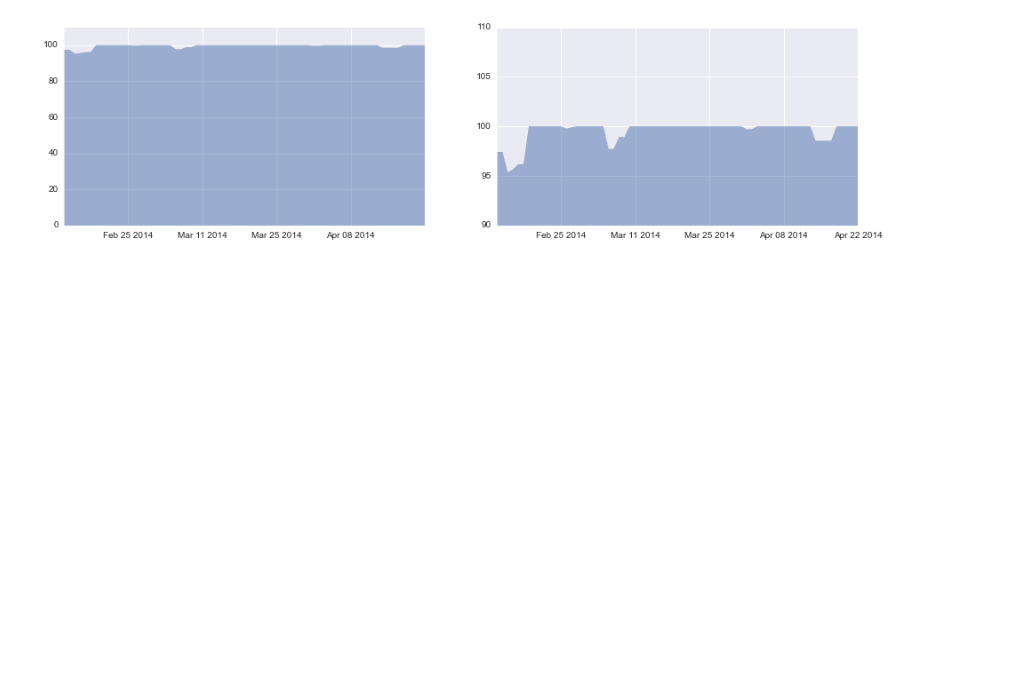
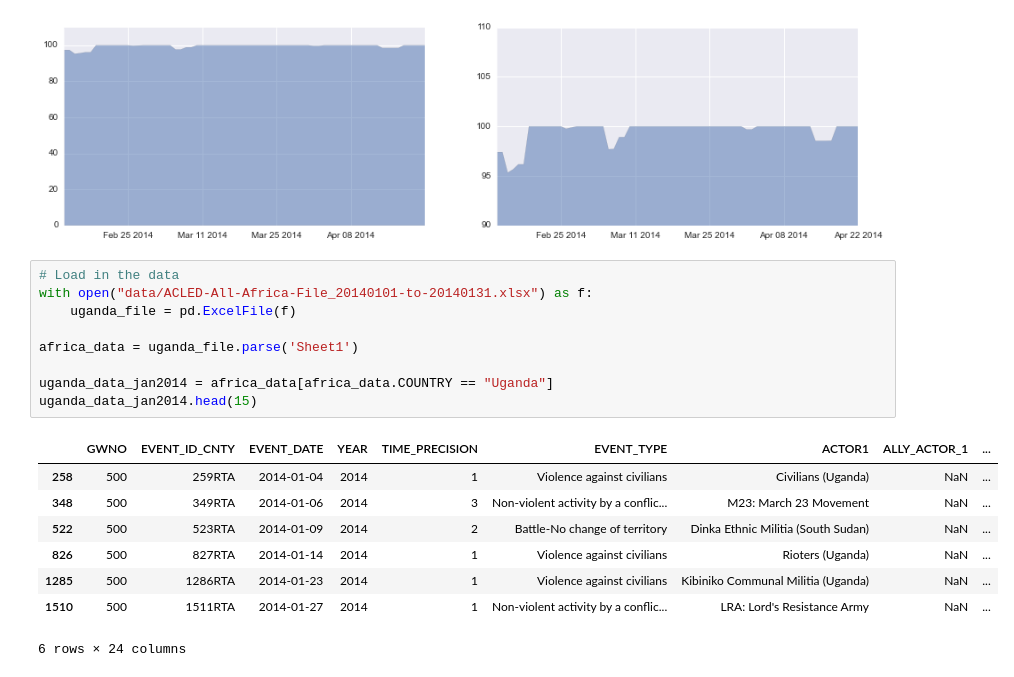
Before and after one commit to pjbull/civil_conflict, a Jupyter notebook: UgandaExplore.ipynb, the cells around one changed output. Drawn from its saved outputs; the diff is of its cells as text; blank space fills up the shorter version.

```diff
--- a/UgandaExplore.ipynb
+++ b/UgandaExplore.ipynb
@@ -296,5 +292,21 @@ axes[1].set_ylim((90,110))
 # %% [output]
 (90, 110)
 [figure]
-# %% [markdown]
-#
+# %%
+# Load in the data
+with open("data/ACLED-All-Africa-File_20140101-to-20140131.xlsx") as f:
+    uganda_file = pd.ExcelFile(f)
+
+africa_data = uganda_file.parse('Sheet1')
+
+uganda_data_jan2014 = africa_data[africa_data.COUNTRY == "Uganda"]
+uganda_data_jan2014.head(15)
+# %% [output]
+|  | GWNO | EVENT_ID_CNTY | EVENT_DATE | YEAR | TIME_PRECISION | EVENT_TYPE | ACTOR1 | ALLY_ACTOR_1 | ... |
+| 258 | 500 | 259RTA | 2014-01-04 | 2014 | 1 | Violence against civilians | Civilians (Uganda) | NaN | ... |
+| 348 | 500 | 349RTA | 2014-01-06 | 2014 | 3 | Non-violent activity by a conflic... | M23: March 23 Movement | NaN | ... |
+| 522 | 500 | 523RTA | 2014-01-09 | 2014 | 2 | Battle-No change of territory | Dinka Ethnic Militia (South Sudan) | NaN | ... |
+| 826 | 500 | 827RTA | 2014-01-14 | 2014 | 1 | Violence against civilians | Rioters (Uganda) | NaN | ... |
+| 1285 | 500 | 1286RTA | 2014-01-23 | 2014 | 1 | Violence against civilians | Kibiniko Communal Militia (Uganda) | NaN | ... |
+| 1510 | 500 | 1511RTA | 2014-01-27 | 2014 | 1 | Non-violent activity by a conflic... | LRA: Lord's Resistance Army | NaN | ... |
+6 rows × 24 columns
```
Also changed, not shown: parts of 4 cells of this notebook, 6 other files.
